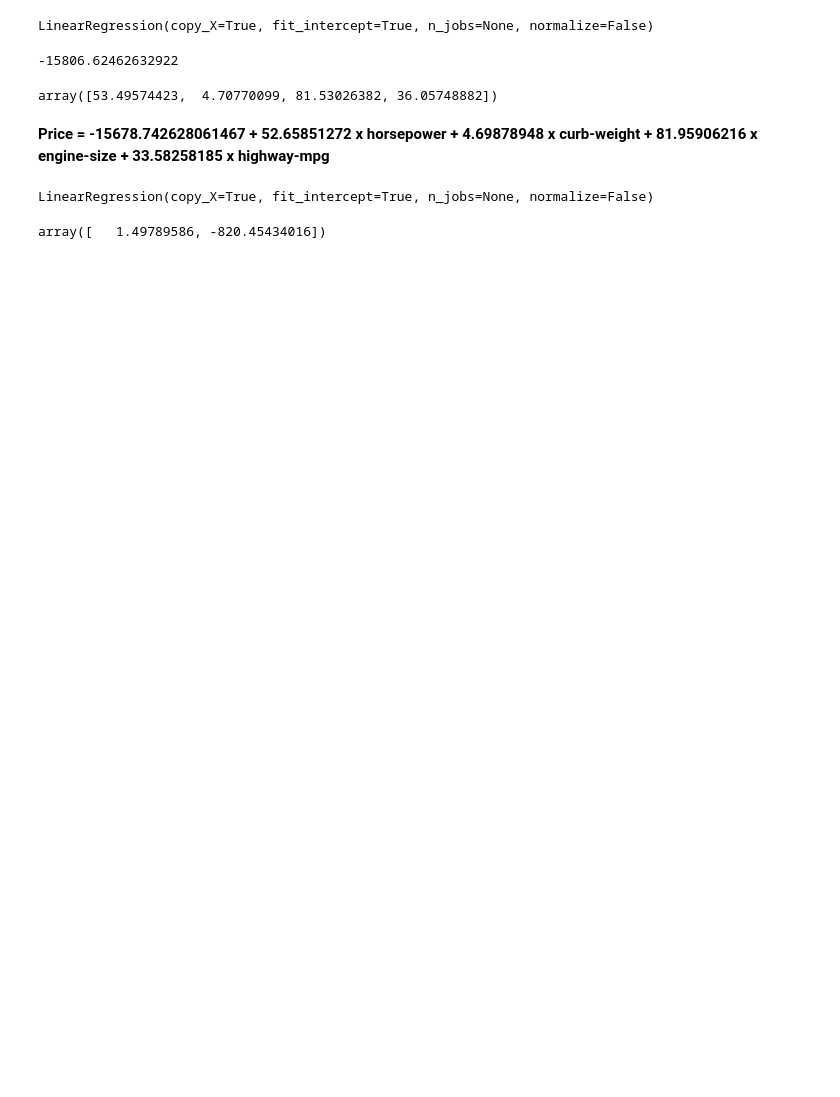
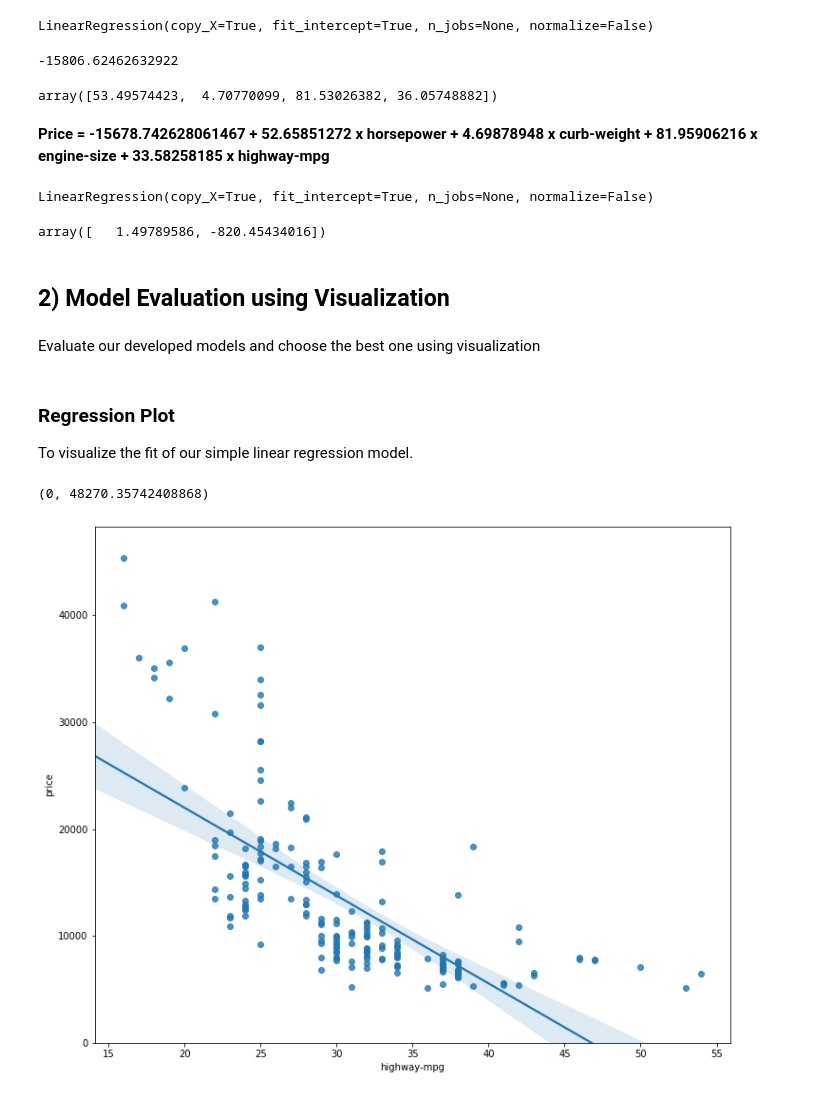
Before and after one commit to antobarbero/analyzing_data_course_edx, a Jupyter notebook: lab4_model_development.ipynb, the cells around one changed output. Saved outputs shown, nothing was run; the diff lists cells and outputs as text; code cells hidden in the pictures; blank space fills up the shorter version.

Commit message:
Add visualization excercises

```diff
--- a/lab4_model_development.ipynb
+++ b/lab4_model_development.ipynb
@@ -103,3 +103,7 @@ LinearRegression(copy_X=True, fit_intercept=True, n_jobs=None, normalize=False)
 lm2.coef_
 # %% [output]
 array([   1.49789586, -820.45434016])
+# %% [markdown]
+## 2)  Model Evaluation using Visualization
+# %% [markdown]
+Evaluate our developed models and choose the best one using visualization
@@ -105,0 +114,16 @@ array([   1.49789586, -820.45434016])
+# %% [markdown]
+### Regression Plot ###
+
+To visualize the fit of our simple linear regression model.
+# %%
+width = 12
+height = 10
+plt.figure(figsize=(width, height))
+sns.regplot(x="highway-mpg", y="price", data=df)
+plt.ylim(0,)
+
+# We can see from this plot that price is negatively correlated
+# to highway-mpg, since the regression slope is negative.
+# %% [output]
+(0, 48270.35742408868)
+[figure, added]
```
Also changed, not shown: parts of 8 cells of this notebook.
